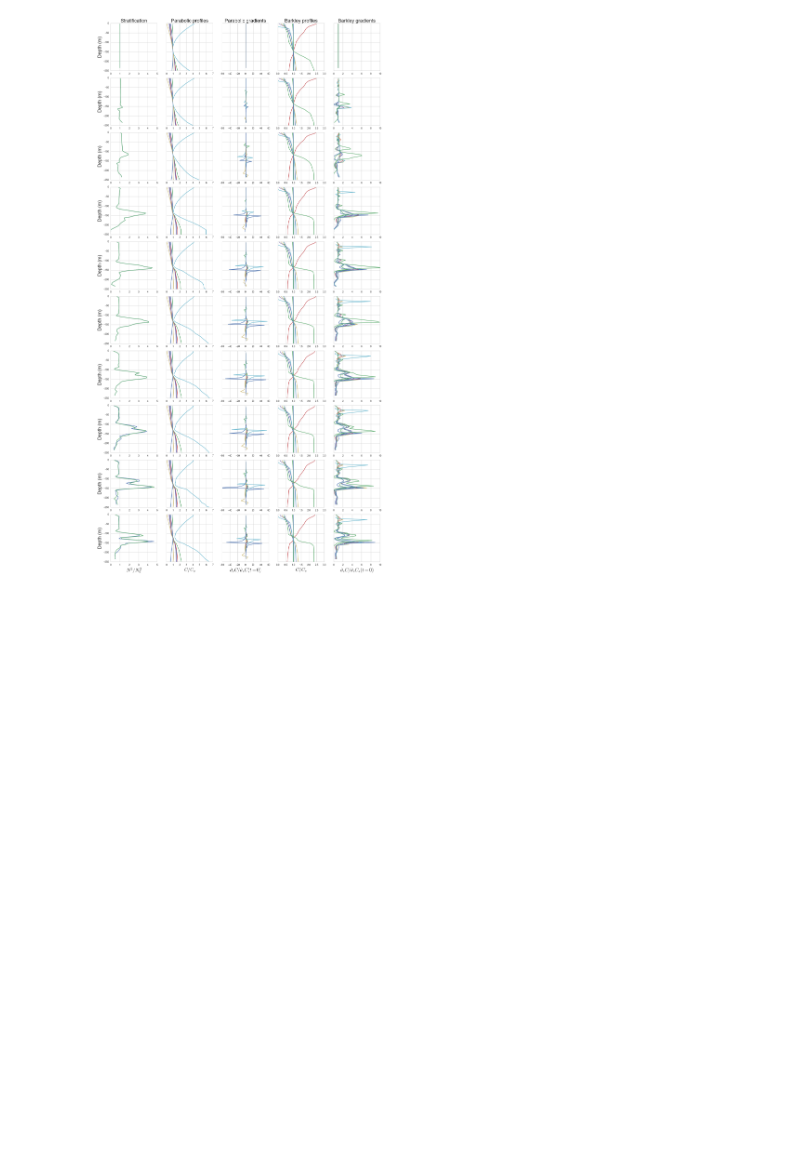
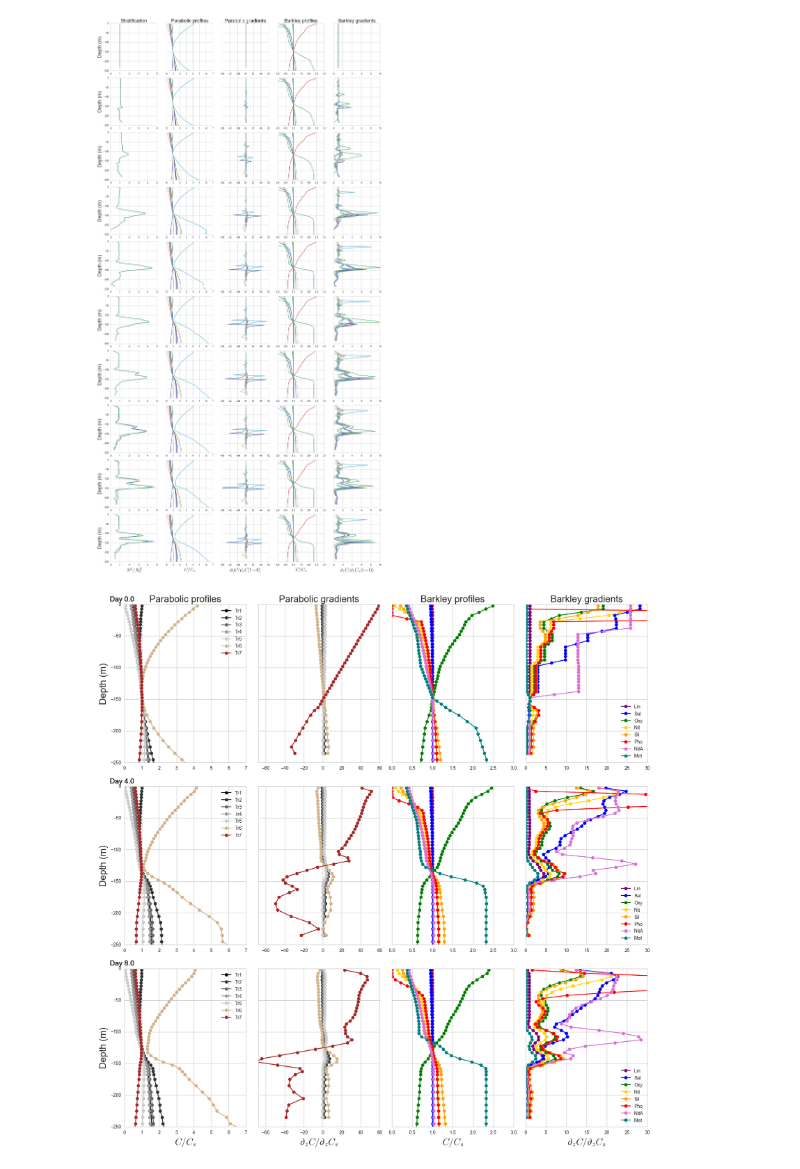
Before and after one commit to UBC-MOAD/outputanalysisnotebooks, a Jupyter notebook: NutrientProfiles/Parabolic/DnS_profiles_Barkley_and_Parabolic.ipynb, the cells around one changed output. Saved outputs shown, nothing was run; the diff lists cells and outputs as text; code cells hidden in the pictures; blank space fills up the shorter version.

Commit message:
Added zoomed in profile plots for C and dzC

```diff
--- a/NutrientProfiles/Parabolic/DnS_profiles_Barkley_and_Parabolic.ipynb
+++ b/NutrientProfiles/Parabolic/DnS_profiles_Barkley_and_Parabolic.ipynb
@@ -131,7 +131,7 @@ for trac in tracers_para:
     Tr = get_profile(PtracParaDS,trac,times,mask,yi,xi)
     dTr = calc_dTrdz(Tr,drC)
     print('Parabolic:', trac, Tr[0,29], Tr[5,25] , dTr[0,29])
-    for tt in range(nt):
+    for tt,time in zip(range(nt),times):
         plt.subplot(gs[tt,1]).plot(Tr[tt,:],depth)
         plt.subplot(gs[tt,2]).plot(dTr[tt,:],depth[:-2])
         plt.subplot(gs[tt,1]).set_ylim(-250,0)
@@ -145,7 +145,7 @@ for trac in tracers_bark:
     Tr = get_profile(PtracBarkDS,trac,times,mask,yi,xi)
     dTr = calc_dTrdz(Tr,drC)
     print('Barkley:', trac,Tr[0,29],Tr[5,25], dTr[0,29])
-    for tt in range(nt):
+    for tt,time in zip(range(nt),times):
         plt.subplot(gs[tt,3]).plot(Tr[tt,:],depth)
         plt.subplot(gs[tt,4]).plot(dTr[tt,:],depth[:-2],)
         plt.subplot(gs[tt,3]).set_ylim(-250,0)
@@ -207,7 +207,7 @@ for trac in tracers_para:
     Tr = get_profile(PtracParaDS,trac,times,mask,yi,xi)
     dTr = calc_dTrdz(Tr,drC)
 
-    for tt in range(nt):
+    for tt,time in times:
         plt.subplot(gs[tt,1]).plot(Tr[tt,:]/Tr[0,29],depth)
         plt.subplot(gs[tt,2]).plot(dTr[tt,:]/dTr[0,:],depth[:-2],)
         plt.subplot(gs[tt,1]).set_xlim(0,7)
@@ -252,3 +252,66 @@ for tt in range(nt):
     plt.subplot(gs[tt,0]).set_ylim(-250,0)
 # %% [output]
 [figure]
+# %%
+Mass_Bark = ['TrMassHCW01','TrMassHCW02','TrMassHCW03','TrMassHCW04',
+             'TrMassHCW05','TrMassHCW06','TrMassHCW07','TrMassHCW08']
+labels_Bark = ['Lin','Sal','Oxy','Nit','Sil','Pho','NitA','Met']
+colours_Bark = ['purple','blue','green','gold','orange','red','orchid','teal']
+
+Mass_Para = ['TrMassHCW01','TrMassHCW02','TrMassHCW03','TrMassHCW04',
+             'TrMassHCW05','TrMassHCW06','TrMassHCW07']
+labels_Para = ['Tr1','Tr2','Tr3','Tr4','Tr5','Tr6','Tr7']
+colours_Para = ['0.0','0.2','0.4','0.6','0.8','tan','brown']
+
+tracers_para = ['Tr1','Tr2','Tr3','Tr4','Tr5','Tr6','Tr7']
+tracers_bark = ['Tr01','Tr02','Tr03','Tr04','Tr05','Tr06','Tr07','Tr08']
+
+times = [0,8,16]
+nt = len(times)
+
+fig = plt.figure(figsize=(20,20))
+gs = gspec.GridSpec(nt, 4, hspace=0.15, wspace=0.1)
+
+for trac,lab,col in zip(tracers_para,labels_Para,colours_Para):
+    Tr = get_profile(PtracParaDS,trac,times,mask,yi,xi)
+    dTr = calc_dTrdz(Tr,drC)
+
+    for tt,time in zip(range(nt),times):
+        plt.subplot(gs[tt,0]).plot(Tr[tt,:]/Tr[0,29],depth,'-o',color=col,label=lab)
+        plt.subplot(gs[tt,1]).plot(dTr[tt,:]/dTr[0,29],depth[:-2],'-o',color=col)
+        plt.subplot(gs[tt,0]).set_xlim(0,7)
+        plt.subplot(gs[tt,0]).set_ylim(-250,0)
+        plt.subplot(gs[tt,1]).set_xlim(-68,60)
+        plt.subplot(gs[tt,1]).set_ylim(-250,0)
+        plt.subplot(gs[tt,1]).set_yticklabels([])
+        plt.subplot(gs[tt,0]).legend(loc=0)
+        plt.subplot(gs[tt,0]).text(-0.12, 1.02,'Day %1.1f' %(time/2), transform=plt.subplot(gs[tt,0]).transAxes,fontsize=15)
+
+for trac,lab,col in zip(tracers_bark,labels_Bark,colours_Bark):
+    Tr = get_profile(PtracBarkDS,trac,times,mask,yi,xi)
+    dTr = calc_dTrdz(Tr,drC)
+
+    for tt in range(nt):
+        plt.subplot(gs[tt,2]).plot(Tr[tt,:]/Tr[0,29],depth,'-o',color=col)
+        plt.subplot(gs[tt,3]).plot(dTr[tt,:]/dTr[0,29],depth[:-2],'-o',label=lab,color=col)
+        plt.subplot(gs[tt,2]).set_xlim(0,3)
+        plt.subplot(gs[tt,2]).set_ylim(-250,0)
+        plt.subplot(gs[tt,3]).set_xlim(0,30)
+        plt.subplot(gs[tt,3]).set_ylim(-250,0)
+        plt.subplot(gs[tt,3]).set_yticklabels([])
+        plt.subplot(gs[tt,2]).set_yticklabels([])
+        plt.subplot(gs[tt,3]).legend(loc=0)
+
+
+xlabels = ['$C/C_s$','$\partial_zC/\partial_zC_s$','$C/C_s$','$\partial_zC/\partial_zC_s$']
+for plot, xlabel in zip(range(4),xlabels):
+    plt.subplot(gs[nt-1,plot]).set_xlabel(xlabel,fontsize=20)
+
+titles = ['Parabolic profiles','Parabolic gradients','Barkley profiles','Barkley gradients']
+for plot, title in zip(range(4),titles):
+    plt.subplot(gs[0,plot]).set_title(title,fontsize=20)
+
+for tt in range(nt):
+    plt.subplot(gs[tt,0]).set_ylabel('Depth (m)',fontsize=20)
+# %% [output]
+[figure, added]
```
Also changed, not shown: parts of 1 cell of this notebook.
